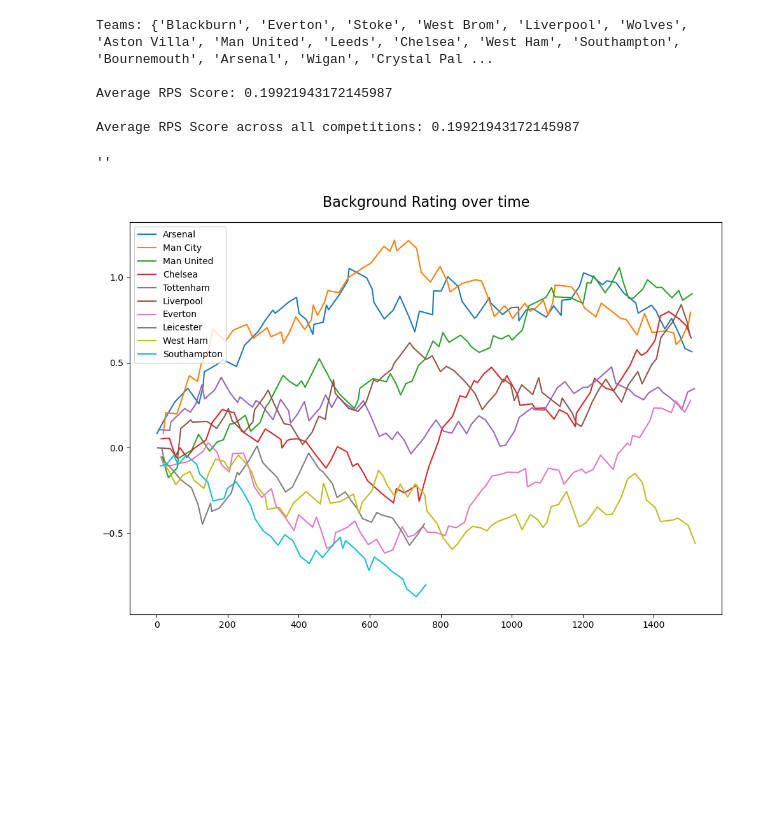
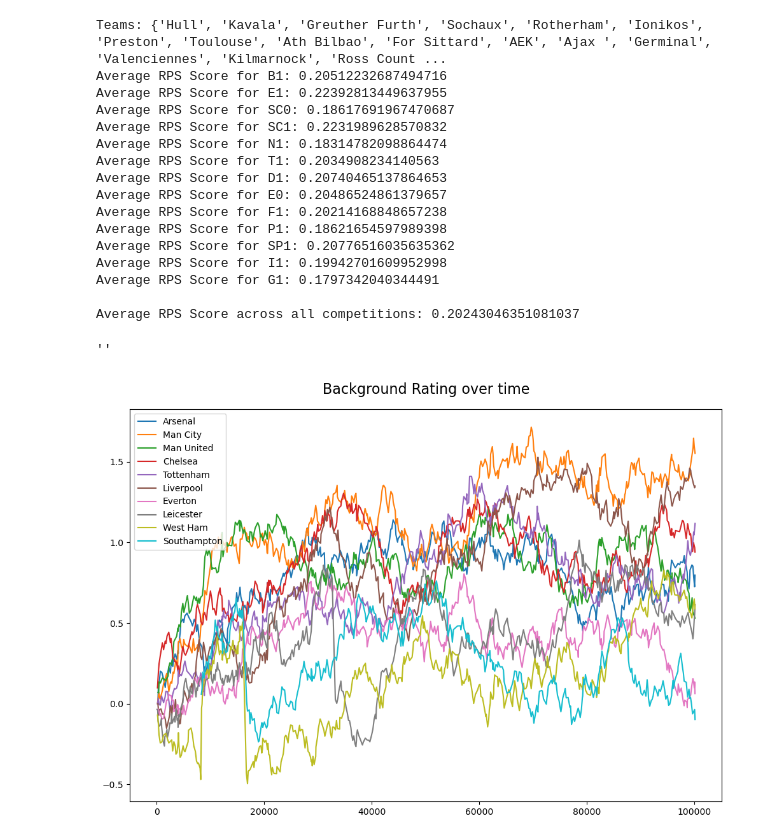
Before and after one commit to hyrogan/Soccer-Prediction, a Jupyter notebook: BT-v2.3.2.ipynb, the cells around one changed output. Cells and saved outputs as stored; diff of their text form; code cells hidden in the pictures; blank space fills up the shorter version.

```diff
--- a/BT-v2.3.2.ipynb
+++ b/BT-v2.3.2.ipynb
@@ -50,7 +50,7 @@ def update_ratings_multiple_games(df_results, ratings, learning_rate_lambda, lea
         # Identify the competition in which the match took place
         competition = row['Div']
 
-        if index > -1:
+        if index > 2500:
             #add current game to training data
             training_games.append({
                 "brH_x": ratings[row["HomeTeam"]][competition]["brH"],
@@ -247,8 +247,8 @@ def calculate_rating_difference(HomeTeam, AwayTeam, competition, ratings):
     return rating_difference
 # %%
 def predict_outcomes(df_fixtures, ratings, learning_rate_lambda, learning_rate_gamma):
+
     all_rps = []
-    league_tables = {}
 
     for index, row in df_fixtures.iterrows():
         HomeTeam = row['HomeTeam']
@@ -307,7 +307,7 @@ def predict_outcomes(df_fixtures, ratings, learning_rate_lambda, learning_rate_g
         # Update ratings
         ratings = update_ratings_single_game(HomeTeam, AwayTeam, row['FTHG'], row['FTAG'], ratings, learning_rate_lambda, learning_rate_gamma, competition)
 
-    print("Average RPS Score:", np.mean(all_rps), end='\n\n')
+    print(f"Average RPS Score for {competition}:", np.mean(all_rps), '\n')
 
     # Sort all league tables
     for competition, table in league_tables.items():
@@ -316,7 +316,6 @@ def predict_outcomes(df_fixtures, ratings, learning_rate_lambda, learning_rate_g
         table = table.reset_index(drop=True)
         league_tables[competition] = table
 
-
     return all_rps, league_tables
 # %%
 def update_league_table(league_table, HomeTeam, AwayTeam, home_win_prob, draw_prob, away_win_prob):
@@ -380,18 +379,19 @@ def train_model(df_train):
 
     return model
 # %%
+# Main Function
 
-# Load the results data file for seasons 2006-07 to 2016-17
-df_results = pd.read_csv('../data/merge1.csv')
+# Load the results data file for seasons 2010-2011 to 2021-2022
+df_results = pd.read_csv('../data/season_2010-2022_sorted_compressed_top.csv')
 
-# Load the fixtures data file for the season 2017-18
-df_fixtures = pd.read_csv('../data/merge1.csv')
+# Load the fixtures data file for the season 2022-2023
+df_fixtures = pd.read_csv('../data/season_2022-2023_sorted_top.csv')
 
 # Initialize ratings based on the results data
 ratings = initialize_ratings(df_results, df_fixtures)
 
-learning_rate_lambda = 0.06
-learning_rate_gamma = 0.95
+learning_rate_lambda = 0.04
+learning_rate_gamma = 1.0
 
 # Update ratings based on the results data here
 ratings, games_with_ratings, training_games = update_ratings_multiple_games(df_results, ratings, learning_rate_lambda, learning_rate_gamma)
@@ -409,42 +409,51 @@ for team in teams:
 plt.legend()
 plt.savefig("../images/ratings_over_time232.png", dpi=300)
 
 df_train = pd.DataFrame(training_games)
 
-df_train.to_csv("../data/train.csv", index=False)
+df_train.to_csv("../data/train232.csv", index=False)
 
 model = train_model(df_train)
 
 # Initialize an empty league tables dictionary and rps list
 league_tables = {}
 all_rps = []
 
 # Predict the probabilities of home win, draw and away win for the fixtures data
 for competition in df_fixtures['Div'].unique():
     competition_fixtures = df_fixtures[df_fixtures['Div'] == competition]
     competition_rps, league_tables = predict_outcomes(competition_fixtures, ratings, learning_rate_lambda, learning_rate_gamma)
     all_rps.extend(competition_rps)  # extend the list with rps scores from the current competition
 
 # Now you can calculate the mean RPS across all competitions
 mean_rps = np.mean(all_rps)
 print("Average RPS Score across all competitions:", mean_rps)
 
-
 # Save league tables to file
 for competition, league_table in league_tables.items():
-    assert isinstance(league_table, pd.DataFrame), f"Unexpected object: {type(league_table)} for competition: {competition}"
-    league_table.to_csv(f"../data/{competition}_league_table.csv", index=False)
+    league_table.to_csv(f"../league_tables/{competition}_league_table.csv", index=False)
 
 
 ;
 # %% [output]
-Teams: {'Blackburn', 'Everton', 'Stoke', 'West Brom', 'Liverpool', 'Wolves', 'Aston Villa', 'Man United', 'Leeds', 'Chelsea', 'West Ham', 'Southampton', 'Bournemouth', 'Arsenal', 'Wigan', 'Crystal Pal ...
+Teams: {'Hull', 'Kavala', 'Greuther Furth', 'Sochaux', 'Rotherham', 'Ionikos', 'Preston', 'Toulouse', 'Ath Bilbao', 'For Sittard', 'AEK', 'Ajax ', 'Germinal', 'Valenciennes', 'Kilmarnock', 'Ross Count ...
+Average RPS Score for B1: 0.20512232687494716
+Average RPS Score for E1: 0.22392813449637955
+Average RPS Score for SC0: 0.18617691967470687
+Average RPS Score for SC1: 0.2231989628570832
+Average RPS Score for N1: 0.18314782098864474
+Average RPS Score for T1: 0.2034908234140563
+Average RPS Score for D1: 0.20740465137864653
+Average RPS Score for E0: 0.20486524861379657
+Average RPS Score for F1: 0.20214168848657238
+Average RPS Score for P1: 0.18621654597989398
+Average RPS Score for SP1: 0.20776516035635362
+Average RPS Score for I1: 0.19942701609952998
+Average RPS Score for G1: 0.1797342040344491
 
-Average RPS Score: 0.19921943172145987
-
-Average RPS Score across all competitions: 0.19921943172145987
+Average RPS Score across all competitions: 0.20243046351081037
 ''
-[figure, old version]
+[figure, new version]
 # %%
 # Print league tables
 for competition, league_table in league_tables.items():
```
Also changed, not shown: parts of 3 cells of this notebook, 2 other files.
